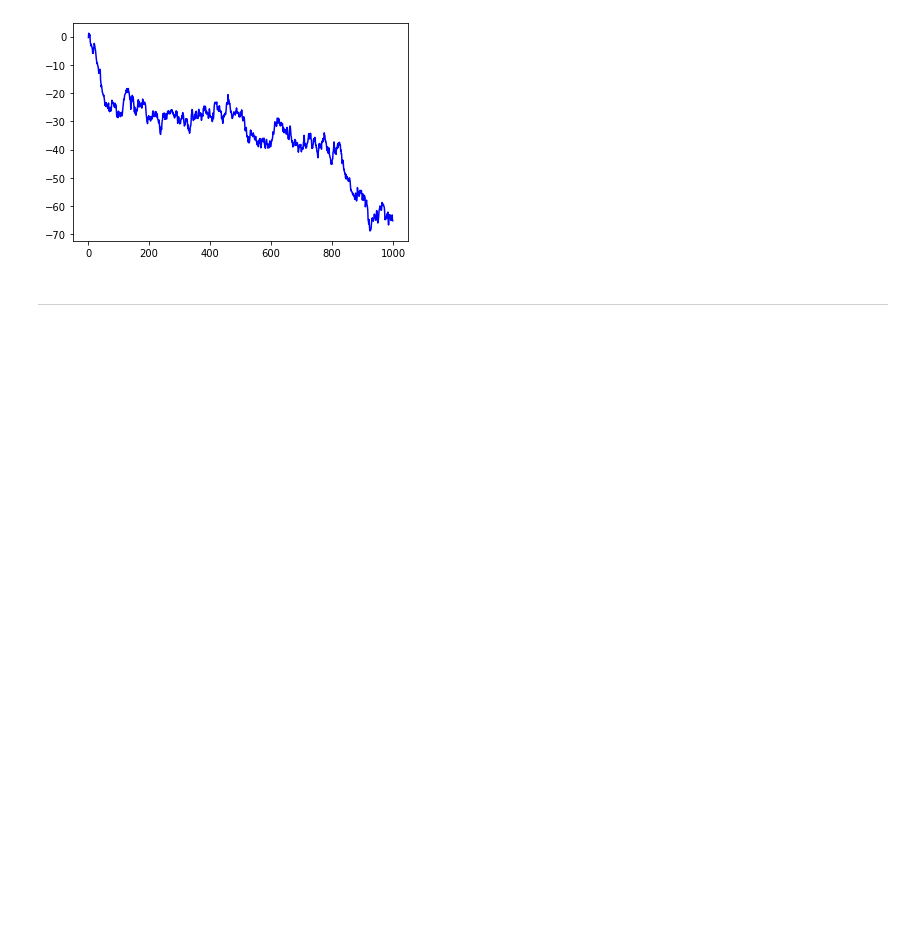
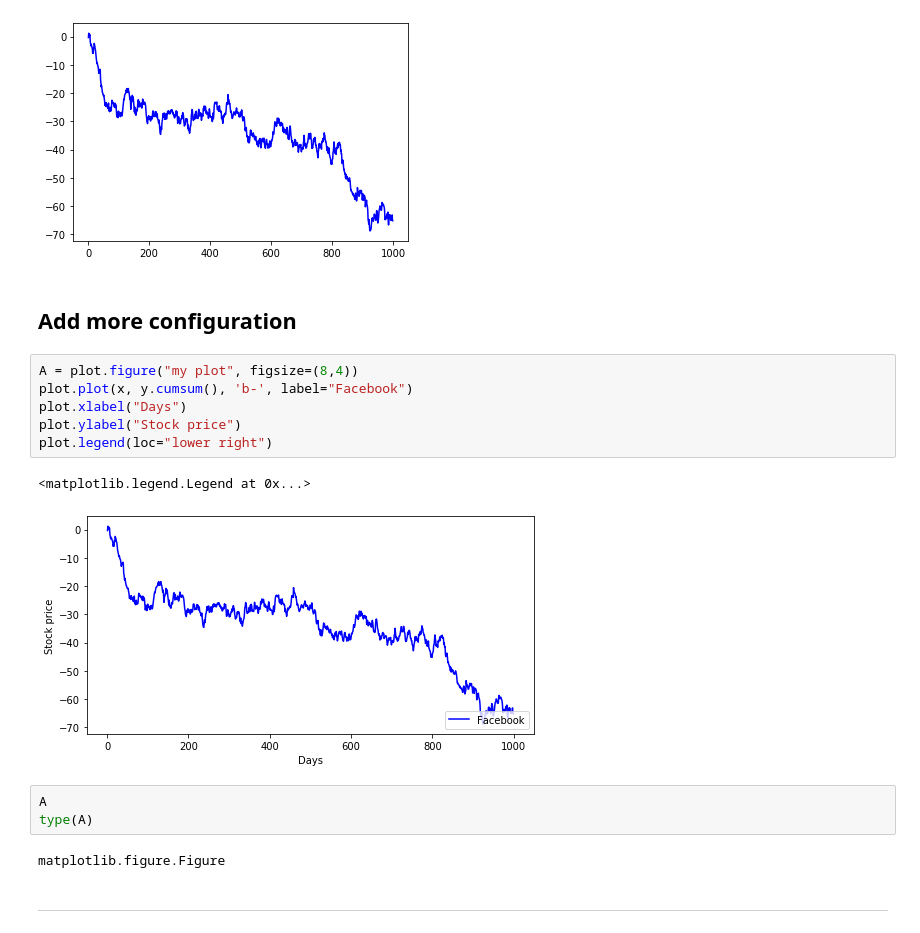
Before and after one commit to xie186/Intermediate-Matplotlib, a Jupyter notebook: tutorial.ipynb, the cells around one changed output. Cells and saved outputs as stored; diff of their text form; blank space fills up the shorter version.

```diff
--- a/tutorial.ipynb
+++ b/tutorial.ipynb
@@ -29,6 +29,22 @@ y = num.random.normal(size=N)
 plot.plot(x, y.cumsum(), 'b-');
 # %% [output]
 [figure]
+# %% [markdown]
+## Add more configuration
+# %%
+A = plot.figure("my plot", figsize=(8,4))
+plot.plot(x, y.cumsum(), 'b-', label="Facebook")
+plot.xlabel("Days")
+plot.ylabel("Stock price")
+plot.legend(loc="lower right")
+# %% [output]
+<matplotlib.legend.Legend at 0x...>
+[figure, added]
+# %%
+A
+type(A)
+# %% [output]
+matplotlib.figure.Figure
 # %% [markdown]
 ---
 # %% [markdown]
```
Also changed, not shown: parts of 20 cells of this notebook, 5 other files.
